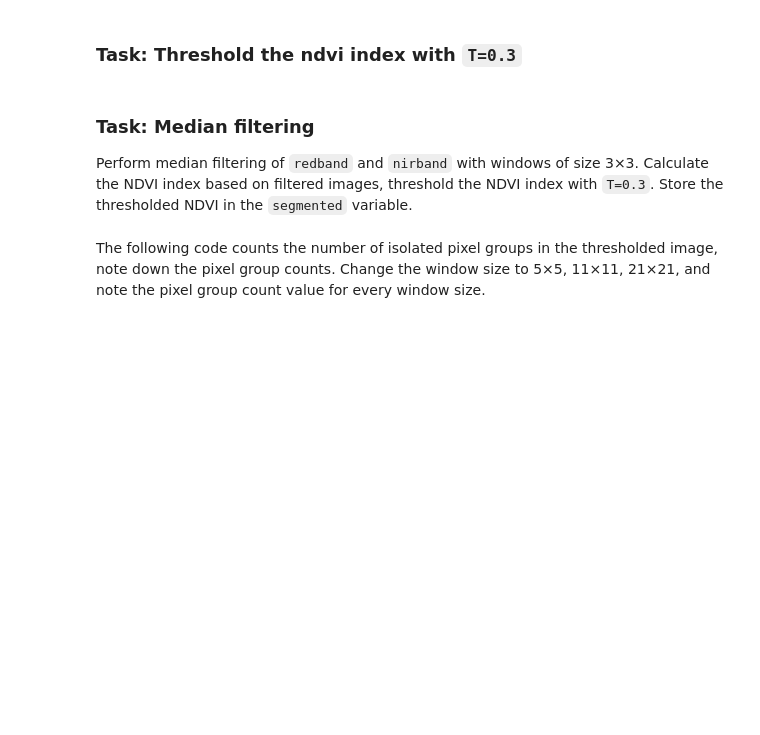
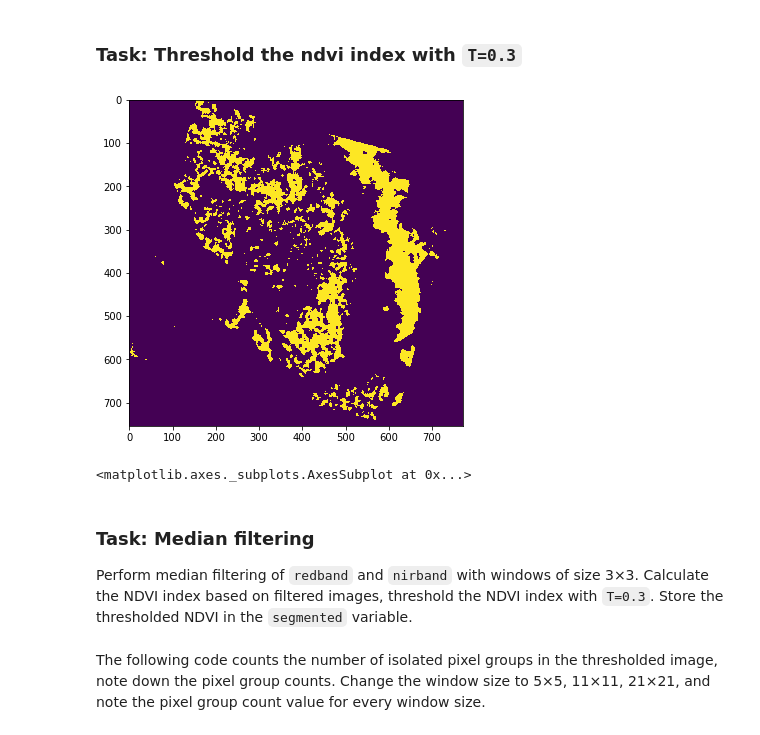
Before and after one commit to asouleymane/geospatial, a Jupyter notebook: module6/practices/Transform_Bandmath_practice.ipynb, the cells around one changed output. Saved outputs shown, nothing was run; the diff lists cells and outputs as text; code cells hidden in the pictures; blank space fills up the shorter version.

```diff
--- a/module6/practices/Transform_Bandmath_practice.ipynb
+++ b/module6/practices/Transform_Bandmath_practice.ipynb
@@ -129,3 +176,11 @@ Your images should look like below.
+# %%
+# M6:P6:Cell05
+##------------
+## Calculate NDVI
+##------------
+nirband = nirband.astype(np.float64)
+redband = redband.astype(np.float64)
+ndvi = (nirband - redband)/(nirband + redband + 0.0000000001)
 # %%
 ###### TRY TO GET THIS CELL TO RUN WITHOUT CHANGES
 
@@ -147,3 +200,15 @@ Your images should look like below. Use `cmap = "RdYlGn"`.
+# %%
+# M6:P6:Cell06
+##------------
+## Threshold NDVI
+##------------
+ndvi[np.where(ndvi>=0.3)] = 1
+ndvi[np.where(ndvi<0.3)] = 0
+fig = plt.figure(figsize= (6,6))
+rasterio.plot.show(ndvi)
+# %% [output]
+[figure, added]
+<matplotlib.axes._subplots.AxesSubplot at 0x...>
 # %% [markdown]
 ### Task: Median filtering
 
```
Also changed, not shown: parts of 17 cells of this notebook, 1 other file.
